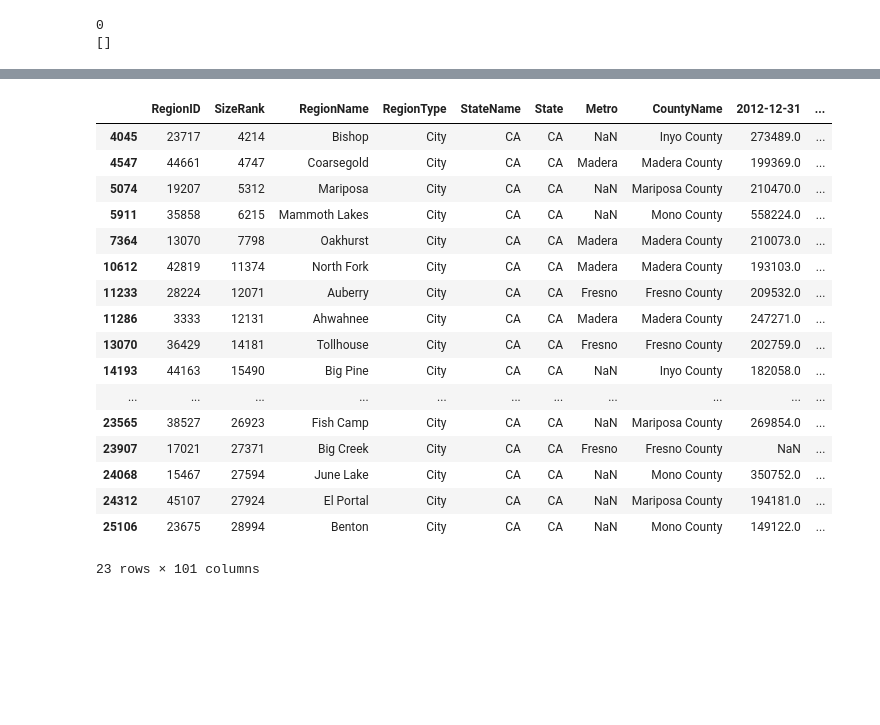
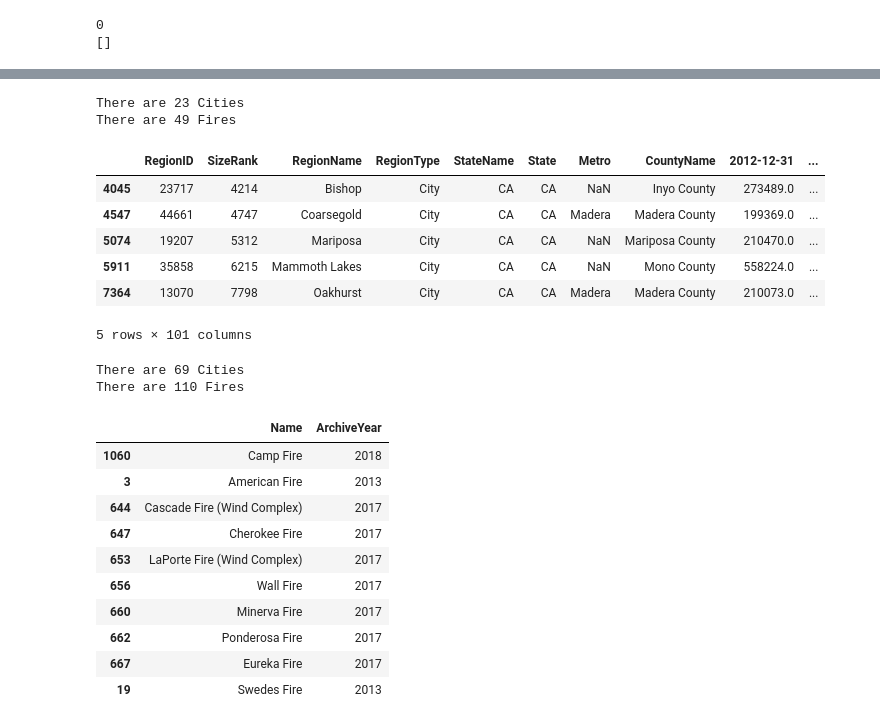
Before and after one commit to mattuzi17/The-Flight-From-Rural-Communities, a Jupyter notebook: Nathan.ipynb, the cells around one changed output, grey strips where cells are left out. Drawn from its saved outputs; the diff is of its cells as text; code cells hidden in the pictures; blank space fills up the shorter version.

```diff
--- a/Nathan.ipynb
+++ b/Nathan.ipynb
@@ -93,5 +94,16 @@ clsinglecity
 #Grabing fires in Northern California only
 Nfire = clfire.loc[clfire['Latitude'].gt(37)==True]
 Nfire.sort_values(by ='AcresBurned',ascending = False)
+Nfire = pd.DataFrame(Nfire)
+Nfire['Extinguished'] = Nfire['Extinguished'].astype(str)
+Nfire = pd.DataFrame(Nfire)
+
+
+for index, row in Nfire.iterrows():
+    start= row[4]
+    finish = row[5]
+    Nfire.loc[index,'Started'] = start.split("T")[0]
+    Nfire.loc[index,'Extinguished'] = finish.split('T')[0]
+Nfire
 # %% [output]
 |  | Name | AcresBurned | ArchiveYear | Counties | Started | Extinguished | Latitude | Longitude | Fatalities | ... |
@@ -278,28 +289,58 @@ def singlecity(latMin, latMax, lngMin, lngMax):
     #return the DF into a list
     return [SingleCity, SingleFire]
 # %%
-#Create a list to hold the DF
+#Create a list to hold the DF MODESTO
 OneSingleCity_Fire = []
 #choose the Lat and Long
 OneSingleCity_Fire =singlecity(37,38,-118,-120)
+print(f'There are {OneSingleCity_Fire[0]["RegionName"].count()} Cities')
+print(f'There are {OneSingleCity_Fire[1]["Name"].count()} Fires')
 #Choose DF to show
-OneSingleCity_Fire[0]
+OneSingleCity_Fire[0].head()
 # %% [output]
+There are 23 Cities
+There are 49 Fires
 |  | RegionID | SizeRank | RegionName | RegionType | StateName | State | Metro | CountyName | 2012-12-31 | ... |
 | 4045 | 23717 | 4214 | Bishop | City | CA | CA | NaN | Inyo County | 273489.0 | ... |
 | 4547 | 44661 | 4747 | Coarsegold | City | CA | CA | Madera | Madera County | 199369.0 | ... |
 | 5074 | 19207 | 5312 | Mariposa | City | CA | CA | NaN | Mariposa County | 210470.0 | ... |
 | 5911 | 35858 | 6215 | Mammoth Lakes | City | CA | CA | NaN | Mono County | 558224.0 | ... |
 | 7364 | 13070 | 7798 | Oakhurst | City | CA | CA | Madera | Madera County | 210073.0 | ... |
-| 10612 | 42819 | 11374 | North Fork | City | CA | CA | Madera | Madera County | 193103.0 | ... |
-| 11233 | 28224 | 12071 | Auberry | City | CA | CA | Fresno | Fresno County | 209532.0 | ... |
-| 11286 | 3333 | 12131 | Ahwahnee | City | CA | CA | Madera | Madera County | 247271.0 | ... |
-| 13070 | 36429 | 14181 | Tollhouse | City | CA | CA | Fresno | Fresno County | 202759.0 | ... |
-| 14193 | 44163 | 15490 | Big Pine | City | CA | CA | NaN | Inyo County | 182058.0 | ... |
-| ... | ... | ... | ... | ... | ... | ... | ... | ... | ... | ... |
-| 23565 | 38527 | 26923 | Fish Camp | City | CA | CA | NaN | Mariposa County | 269854.0 | ... |
-| 23907 | 17021 | 27371 | Big Creek | City | CA | CA | Fresno | Fresno County | NaN | ... |
-| 24068 | 15467 | 27594 | June Lake | City | CA | CA | NaN | Mono County | 350752.0 | ... |
-| 24312 | 45107 | 27924 | El Portal | City | CA | CA | NaN | Mariposa County | 194181.0 | ... |
-| 25106 | 23675 | 28994 | Benton | City | CA | CA | NaN | Mono County | 149122.0 | ... |
-23 rows × 101 columns
+5 rows × 101 columns
+# %%
+#Create a list to hold the DF CHICO/PARADISE
+TwoSingleCity_Fire = []
+#choose the Lat and Long
+TwoSingleCity_Fire =singlecity(39.5,40.5,-120,-122)
+print(f'There are {TwoSingleCity_Fire[0]["RegionName"].count()} Cities')
+print(f'There are {TwoSingleCity_Fire[1]["Name"].count()} Fires')
+#Choose DF to show
+
+#cleaning the City Data
+TwoCityLines = TwoSingleCity_Fire[0]
+TwoCityLines = TwoCityLines[["RegionName",'2012-12-31', '2013-01-31', '2013-02-28', '2013-03-31', '2013-04-30', '2013-05-31', '2013-06-30', '2013-07-31', '2013-08-31', '2013-09-30', '2013-10-31', '2013-11-30', '2013-12-31', '2014-01-31', '2014-02-28', '2014-03-31', '2014-04-30', '2014-05-31', '2014-06-30', '2014-07-31', '2014-08-31', '2014-09-30', '2014-10-31', '2014-11-30', '2014-12-31', '2015-01-31', '2015-02-28', '2015-03-31', '2015-04-30', '2015-05-31', '2015-06-30', '2015-07-31', '2015-08-31', '2015-09-30', '2015-10-31', '2015-11-30', '2015-12-31', '2016-01-31', '2016-02-29', '2016-03-31', '2016-04-30', '2016-05-31', '2016-06-30', '2016-07-31', '2016-08-31', '2016-09-30', '2016-10-31', '2016-11-30', '2016-12-31', '2017-01-31', '2017-02-28', '2017-03-31', '2017-04-30', '2017-05-31', '2017-06-30', '2017-07-31', '2017-08-31', '2017-09-30', '2017-10-31', '2017-11-30', '2017-12-31', '2018-01-31', '2018-02-28', '2018-03-31', '2018-04-30', '2018-05-31', '2018-06-30', '2018-07-31', '2018-08-31', '2018-09-30', '2018-10-31', '2018-11-30', '2018-12-31', '2019-01-31', '2019-02-28', '2019-03-31', '2019-04-30', '2019-05-31', '2019-06-30', '2019-07-31', '2019-08-31', '2019-09-30', '2019-10-31', '2019-11-30', '2019-12-31', '2020-01-31', '2020-02-29', '2020-03-31', '2020-04-30', '2020-05-31', '2020-06-30']]
+TwoCityLines = TwoCityLines.dropna(how='any')
+TwoCityLines
+
+TwoFireLines = TwoSingleCity_Fire[1]
+TwoFireLines = TwoFireLines[['Name','AcresBurned','ArchiveYear','Started','Extinguished']]
+TwoFireLines = TwoFireLines.dropna(how= 'any')
+TwoFireLines = TwoFireLines.drop_duplicates(subset = 'Name')
+TwoFireLines = TwoFireLines.sort_values(by ='AcresBurned',ascending = False)
+
+TwoFireYears = TwoFireLines[['Name','ArchiveYear']]
+TwoFireYears.head(10)
+# %% [output]
+There are 69 Cities
+There are 110 Fires
+|  | Name | ArchiveYear |
+| 1060 | Camp Fire | 2018 |
+| 3 | American Fire | 2013 |
+| 644 | Cascade Fire (Wind Complex) | 2017 |
+| 647 | Cherokee Fire | 2017 |
+| 653 | LaPorte Fire (Wind Complex) | 2017 |
+| 656 | Wall Fire | 2017 |
+| 660 | Minerva Fire | 2017 |
+| 662 | Ponderosa Fire | 2017 |
+| 667 | Eureka Fire | 2017 |
+| 19 | Swedes Fire | 2013 |
```
Also changed, not shown: parts of 13 cells of this notebook.
